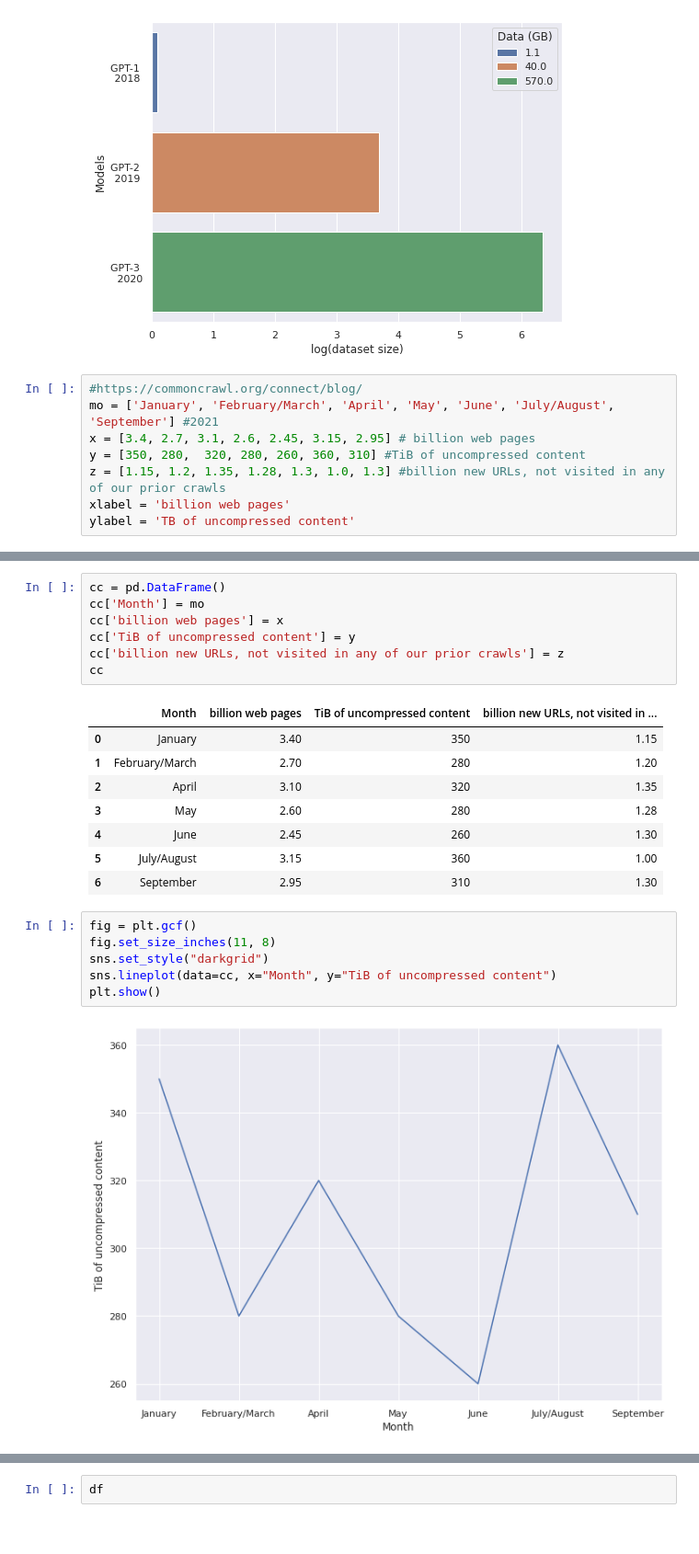
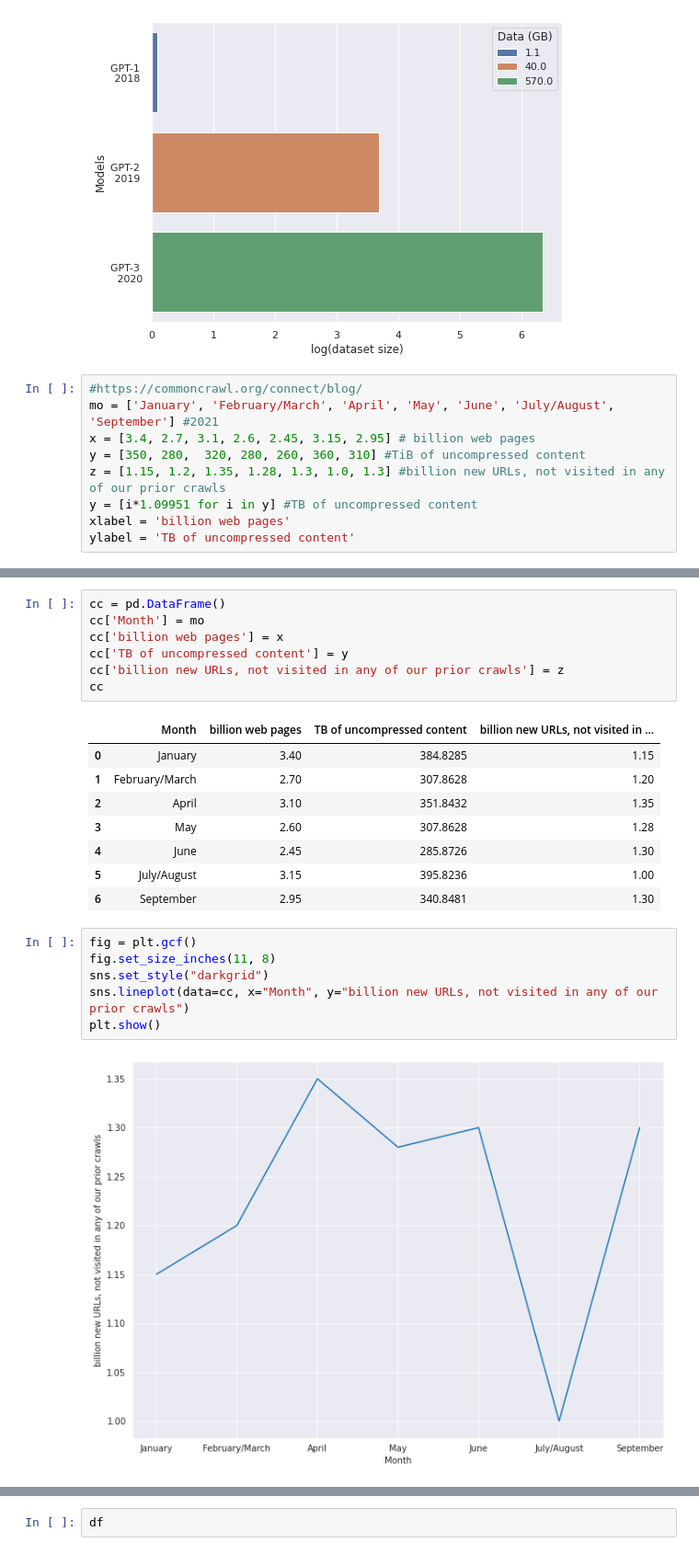
Before and after one commit to Jackil1993/GPT3_SCM, a Jupyter notebook: GPT_economics.ipynb, the cells around one changed output, grey strips where cells are left out. Shown: that part at 92% size. Drawn from its saved outputs; the diff is of its cells as text.

```diff
--- a/GPT_economics.ipynb
+++ b/GPT_economics.ipynb
@@ -71,5 +71,6 @@ mo = ['January', 'February/March', 'April', 'May', 'June', 'July/August', 'Septe
 x = [3.4, 2.7, 3.1, 2.6, 2.45, 3.15, 2.95] # billion web pages
 y = [350, 280,  320, 280, 260, 360, 310] #TiB of uncompressed content
 z = [1.15, 1.2, 1.35, 1.28, 1.3, 1.0, 1.3] #billion new URLs, not visited in any of our prior crawls
+y = [i*1.09951 for i in y] #TB of uncompressed content
 xlabel = 'billion web pages'
 ylabel = 'TB of uncompressed content'
@@ -77,23 +80,23 @@ ylabel = 'TB of uncompressed content'
 cc = pd.DataFrame()
 cc['Month'] = mo
 cc['billion web pages'] = x
-cc['TiB of uncompressed content'] = y
+cc['TB of uncompressed content'] = y
 cc['billion new URLs, not visited in any of our prior crawls'] = z
 cc
 # %% [output]
-|  | Month | billion web pages | TiB of uncompressed content | billion new URLs, not visited in ... |
-| 0 | January | 3.40 | 350 | 1.15 |
-| 1 | February/March | 2.70 | 280 | 1.20 |
-| 2 | April | 3.10 | 320 | 1.35 |
-| 3 | May | 2.60 | 280 | 1.28 |
-| 4 | June | 2.45 | 260 | 1.30 |
-| 5 | July/August | 3.15 | 360 | 1.00 |
-| 6 | September | 2.95 | 310 | 1.30 |
+|  | Month | billion web pages | TB of uncompressed content | billion new URLs, not visited in ... |
+| 0 | January | 3.40 | 384.8285 | 1.15 |
+| 1 | February/March | 2.70 | 307.8628 | 1.20 |
+| 2 | April | 3.10 | 351.8432 | 1.35 |
+| 3 | May | 2.60 | 307.8628 | 1.28 |
+| 4 | June | 2.45 | 285.8726 | 1.30 |
+| 5 | July/August | 3.15 | 395.8236 | 1.00 |
+| 6 | September | 2.95 | 340.8481 | 1.30 |
 # %%
 fig = plt.gcf()
 fig.set_size_inches(11, 8)
 sns.set_style("darkgrid")
-sns.lineplot(data=cc, x="Month", y="TiB of uncompressed content")
+sns.lineplot(data=cc, x="Month", y="billion new URLs, not visited in any of our prior crawls")
 plt.show()
 # %% [output]
-[figure, old version]
+[figure, new version]
```
Also changed, not shown: parts of 4 cells of this notebook.
